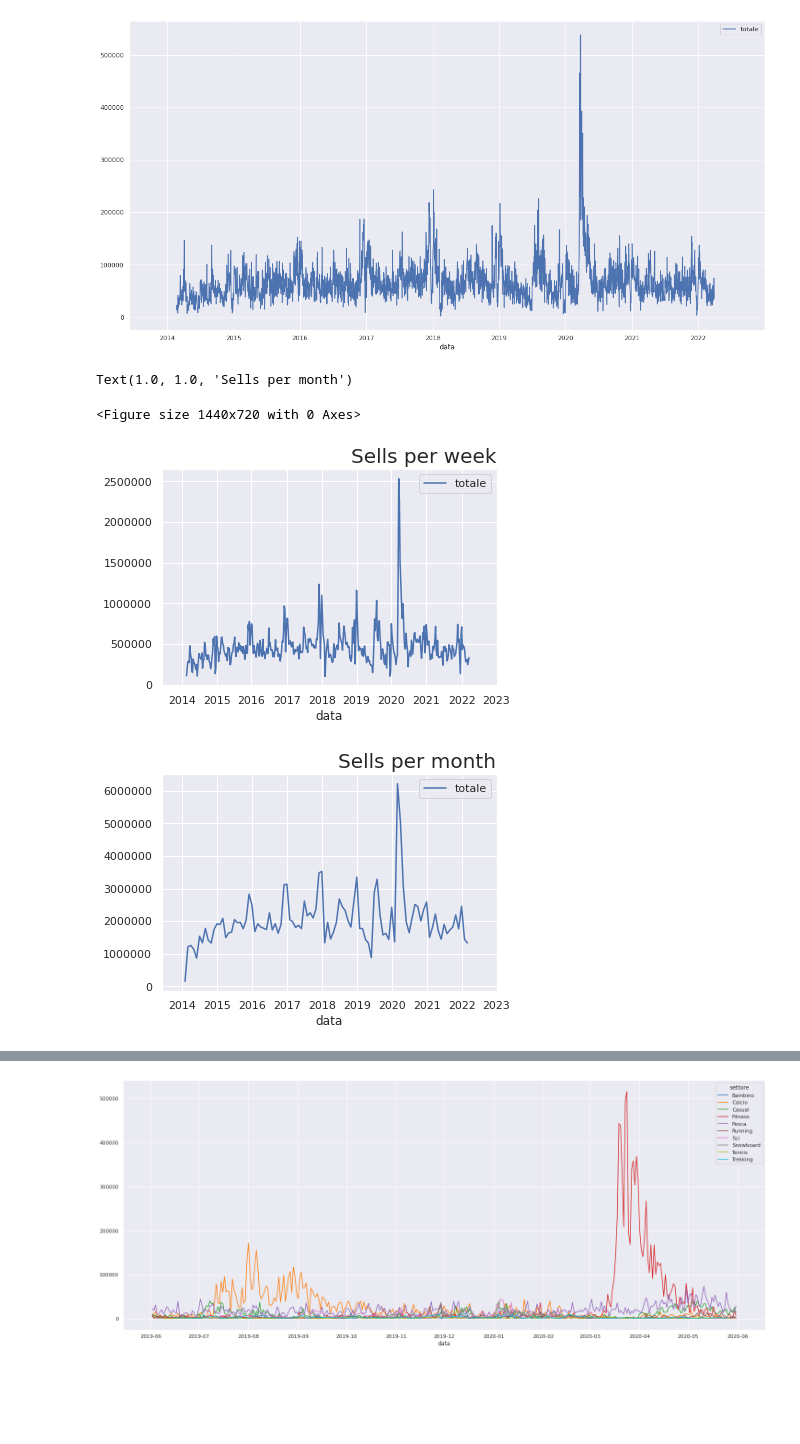
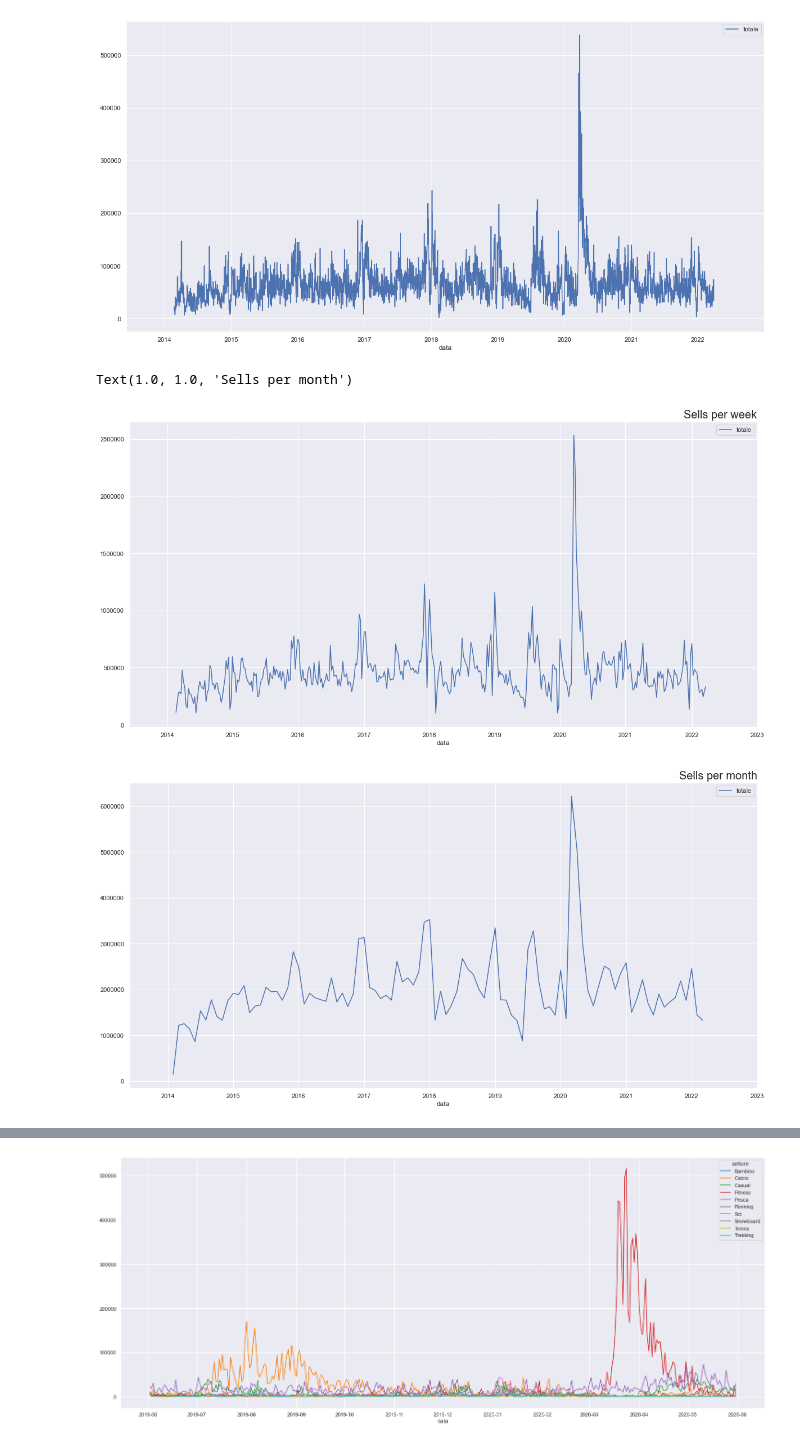
Before and after one commit to DragoneKTM/TimeSeriesProject, a Jupyter notebook: TimeSeriesProject.ipynb, the cells around one changed output, grey strips where cells are left out. Drawn from its saved outputs; the diff is of its cells as text; code cells hidden in the pictures; blank space fills up the shorter version.

```diff
--- a/TimeSeriesProject.ipynb
+++ b/TimeSeriesProject.ipynb
@@ -108,26 +129,25 @@ plt.xlim(left='2013-06-06', right='2022-12-31')
 [figure]
 # %%
 ### Group by per data to sum total earnings (1 week and 1 month timeslice)
-plt.figure(figsize=(20,10))
+plt.rcParams["figure.figsize"] = (20,10)
 
 # 1 week sum
 df_sells_week = pd.DataFrame(df_sells_day.groupby(pd.Grouper(key='data', freq='7d'))['totale'].sum()).reset_index('data')
 df_sells_week.plot(x='data', y='totale')
 plt.ticklabel_format(style='plain', axis='y')
 plt.xlim(left='2013-06-06', right='2023-01-01')
 plt.title('Sells per week', loc='right', fontdict={'fontsize': 20})
 
 # 1 month sum
 df_sells_month = pd.DataFrame(df_sells_day.groupby(pd.Grouper(key='data', freq='1m'))['totale'].sum()).reset_index('data')
 df_sells_month.plot(x='data', y='totale')
 plt.ticklabel_format(style='plain', axis='y')
 plt.xlim(left='2013-06-06', right='2023-01-01')
 plt.title('Sells per month', loc='right', fontdict={'fontsize': 20})
 # %% [output]
 Text(1.0, 1.0, 'Sells per month')
-<Figure size 1440x720 with 0 Axes>
-[figure, old version]
+[figure, new version]
-[figure, old version]
+[figure, new version]
 # %%
 ### Pivot by month
 df_sells_day['anno'] = [d.year for d in df_sells_day['data']]
```
Also changed, not shown: parts of 38 cells of this notebook, 1 other file.
